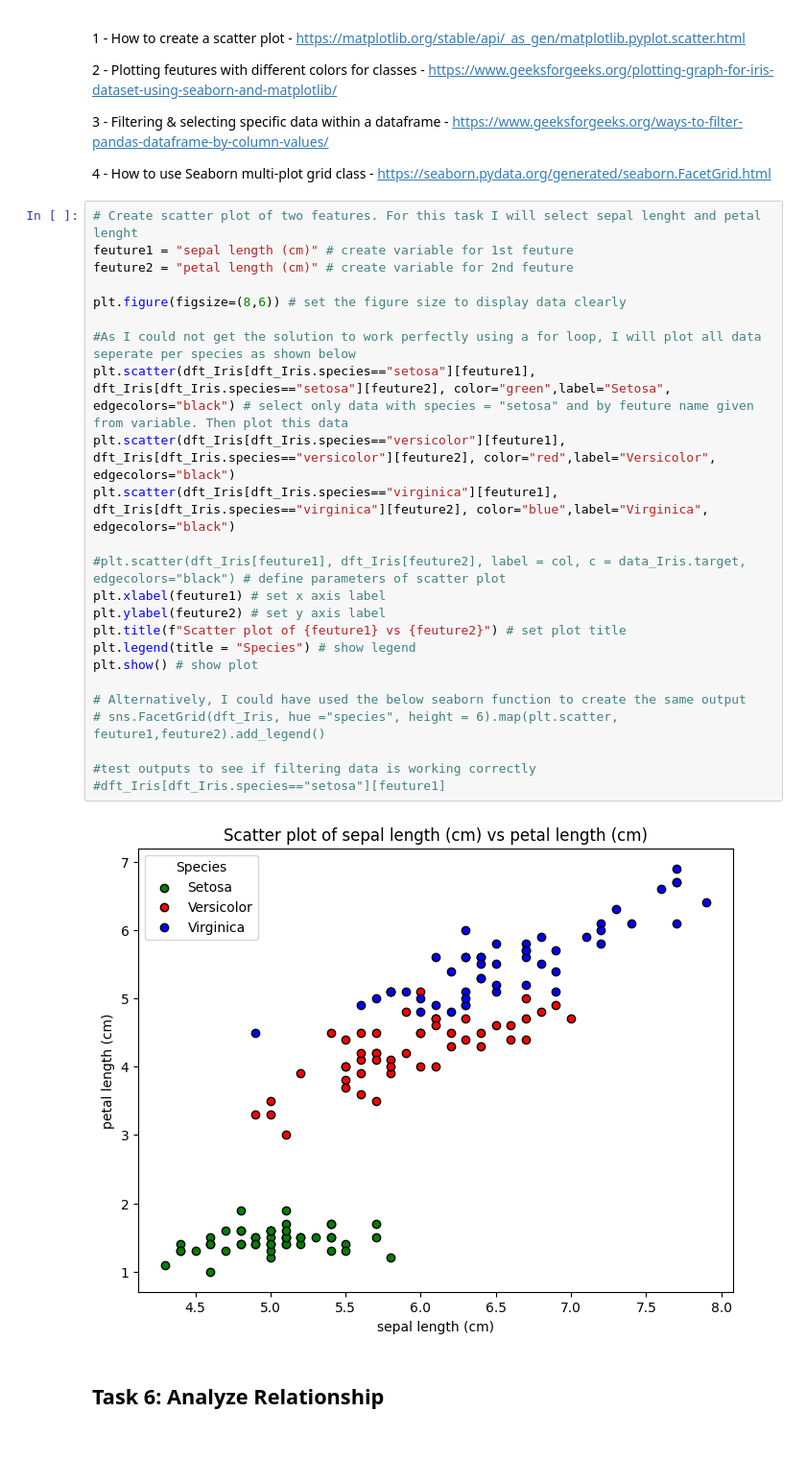
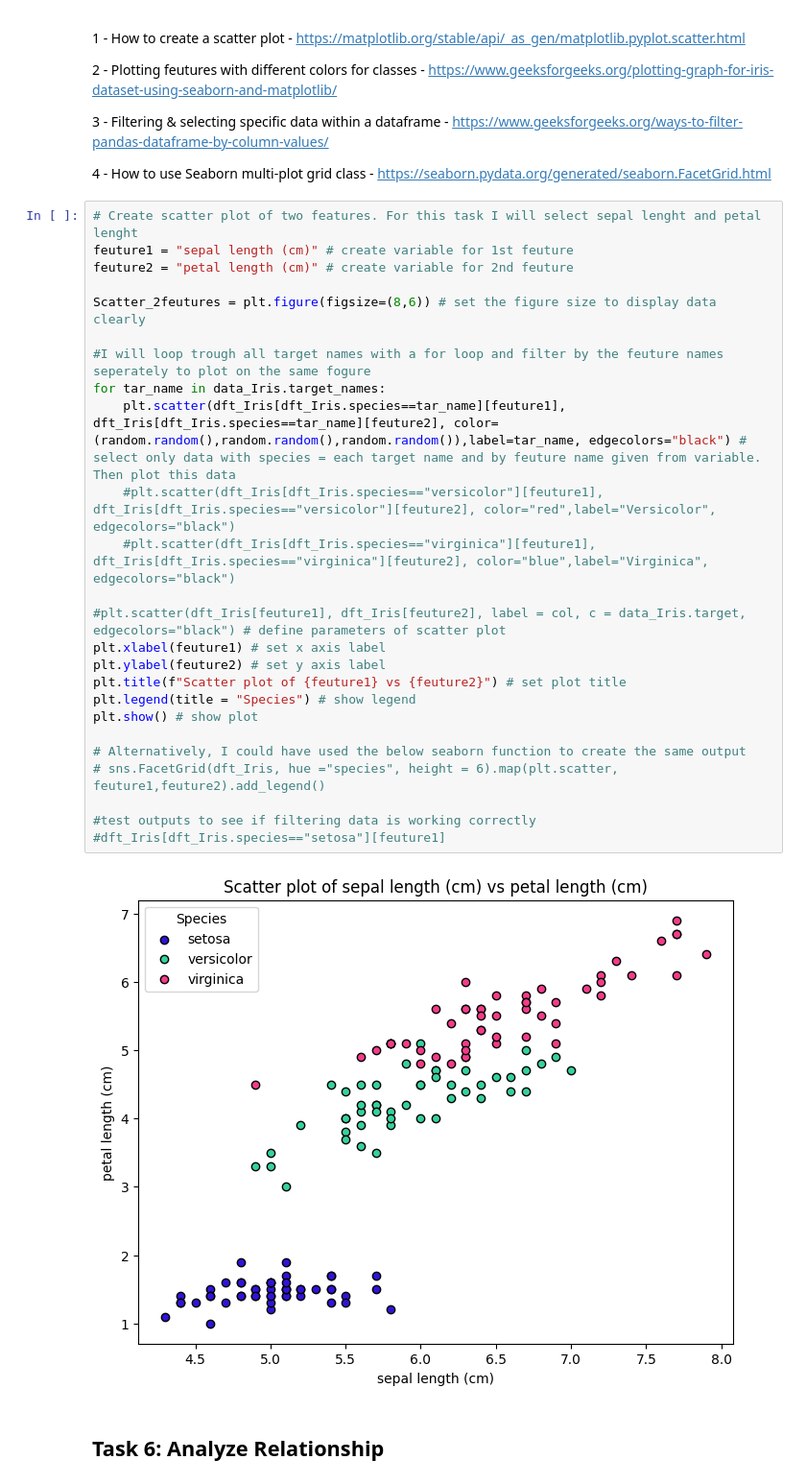
Before and after one commit to Hugo-van-Zyl/principles_of_data_analytics, a Jupyter notebook: tasks.ipynb, the cells around one changed output. Shown at 96% size. Drawn from its saved outputs; the diff is of its cells as text; blank space fills up the shorter version.

Commit message:
Task 5 update with for loop

```diff
--- a/tasks.ipynb
+++ b/tasks.ipynb
@@ -319,28 +319,29 @@ Color-code the three different classes of the scatter plot points.
 # %%
 # Create scatter plot of two features. For this task I will select sepal lenght and petal lenght
 feuture1 = "sepal length (cm)" # create variable for 1st feuture
 feuture2 = "petal length (cm)" # create variable for 2nd feuture
 
-plt.figure(figsize=(8,6)) # set the figure size to display data clearly
+Scatter_2feutures = plt.figure(figsize=(8,6)) # set the figure size to display data clearly
 
-#As I could not get the solution to work perfectly using a for loop, I will plot all data seperate per species as shown below
-plt.scatter(dft_Iris[dft_Iris.species=="setosa"][feuture1], dft_Iris[dft_Iris.species=="setosa"][feuture2], color="green",label="Setosa", edgecolors="black") # select only data with species = "setosa" and by feuture name given from variable. Then plot this data
-plt.scatter(dft_Iris[dft_Iris.species=="versicolor"][feuture1], dft_Iris[dft_Iris.species=="versicolor"][feuture2], color="red",label="Versicolor", edgecolors="black")
-plt.scatter(dft_Iris[dft_Iris.species=="virginica"][feuture1], dft_Iris[dft_Iris.species=="virginica"][feuture2], color="blue",label="Virginica", edgecolors="black")
+#I will loop trough all target names with a for loop and filter by the feuture names seperately to plot on the same fogure
+for tar_name in data_Iris.target_names:
+    plt.scatter(dft_Iris[dft_Iris.species==tar_name][feuture1], dft_Iris[dft_Iris.species==tar_name][feuture2], color=(random.random(),random.random(),random.random()),label=tar_name, edgecolors="black") # select only data with species = each target name and by feuture name given from variable. Then plot this data
+    #plt.scatter(dft_Iris[dft_Iris.species=="versicolor"][feuture1], dft_Iris[dft_Iris.species=="versicolor"][feuture2], color="red",label="Versicolor", edgecolors="black")
+    #plt.scatter(dft_Iris[dft_Iris.species=="virginica"][feuture1], dft_Iris[dft_Iris.species=="virginica"][feuture2], color="blue",label="Virginica", edgecolors="black")
 
 #plt.scatter(dft_Iris[feuture1], dft_Iris[feuture2], label = col, c = data_Iris.target, edgecolors="black") # define parameters of scatter plot
 plt.xlabel(feuture1) # set x axis label
 plt.ylabel(feuture2) # set y axis label
 plt.title(f"Scatter plot of {feuture1} vs {feuture2}") # set plot title
 plt.legend(title = "Species") # show legend
 plt.show() # show plot
 
 # Alternatively, I could have used the below seaborn function to create the same output
 # sns.FacetGrid(dft_Iris, hue ="species", height = 6).map(plt.scatter, feuture1,feuture2).add_legend()
 
 #test outputs to see if filtering data is working correctly
 #dft_Iris[dft_Iris.species=="setosa"][feuture1]
 # %% [output]
-[figure, old version]
+[figure, new version]
 # %% [markdown]
 ## Task 6: Analyze Relationship
```
Also changed, not shown: parts of 3 cells of this notebook.
